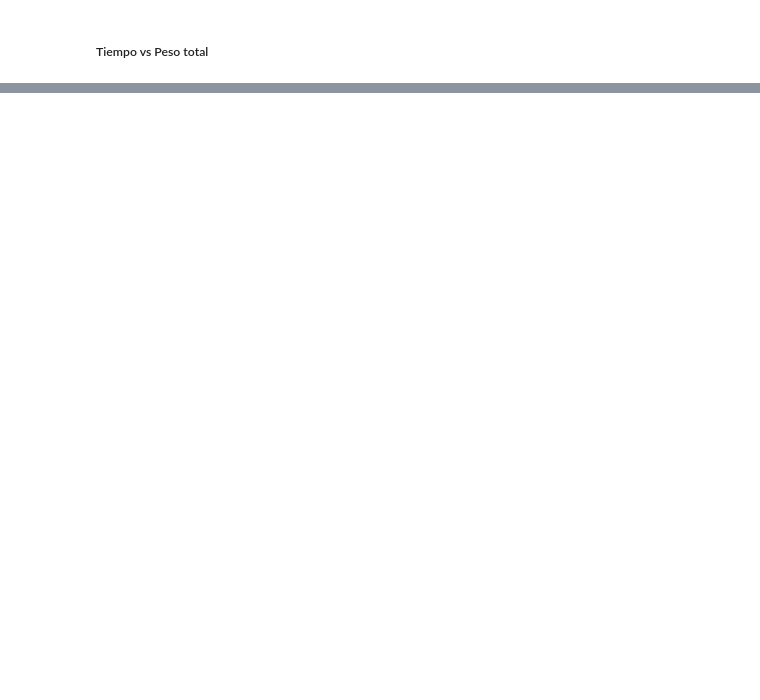
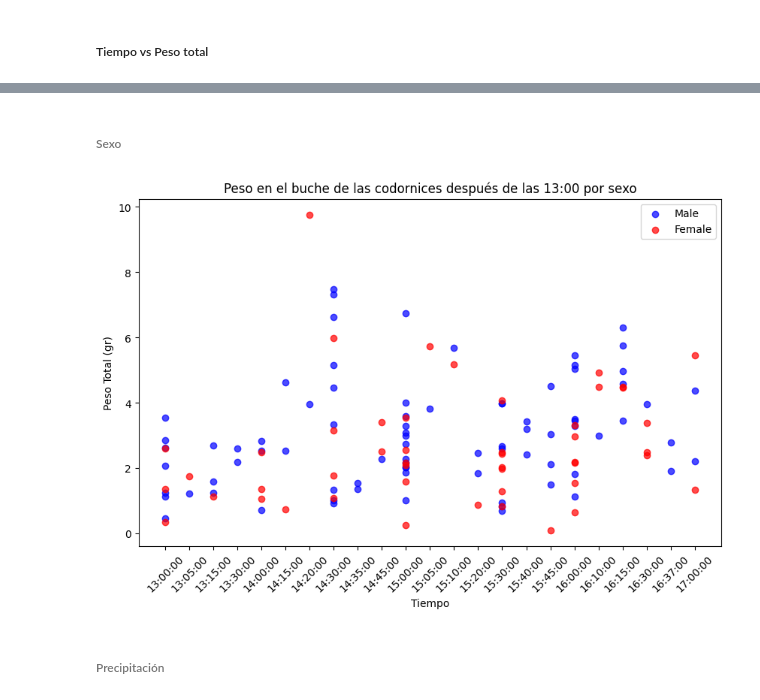
Before and after one commit to fofojaramillo/codornices-proyecto, a Jupyter notebook: EDA_v2.ipynb, the cells around one changed output, grey strips where cells are left out. Drawn from its saved outputs; the diff is of its cells as text; code cells hidden in the pictures; blank space fills up the shorter version.

```diff
--- a/EDA_v2.ipynb
+++ b/EDA_v2.ipynb
@@ -350,0 +353,33 @@ plt.show()
+# %% [markdown]
+###### Sexo
+# %%
+# Crear la gráfica de dispersión solo para df_mayor_13
+plt.figure(figsize=(10, 6))
+
+df_mayor_13['time'] = (df_mayor_13['time'].dt.time).astype(str)
+
+# Filtrar por sexo y asignar colores
+for sexo, color in zip(df_mayor_13['sexo'].unique(), ['blue', 'red', 'green']):  # Asigna colores según las categorías únicas de sexo
+    df_sexo = df_mayor_13[df_mayor_13['sexo'] == sexo]
+    plt.scatter(df_sexo['time'], df_sexo['peso total'], color=color, label=sexo, alpha=0.7)
+
+# Añadir etiquetas y título
+plt.xlabel('Tiempo')
+plt.ylabel('Peso Total (gr)')
+plt.title('Peso en el buche de las codornices después de las 13:00 por sexo')
+
+# Rotar las etiquetas del eje x para mayor legibilidad
+plt.xticks(rotation=45)
+
+# Mostrar la leyenda
+plt.legend()
+
+# Guardar la gráfica
+plt.savefig('./Graficos/PesoTotal_vs_Tiempo_vs_sexo_despues_13.png', bbox_inches='tight')
+
+# Mostrar la gráfica
+plt.show()
+# %% [output]
+[figure, added]
+# %% [markdown]
+###### Precipitación
```
Also changed, not shown: parts of 20 cells of this notebook, 10 other files.
